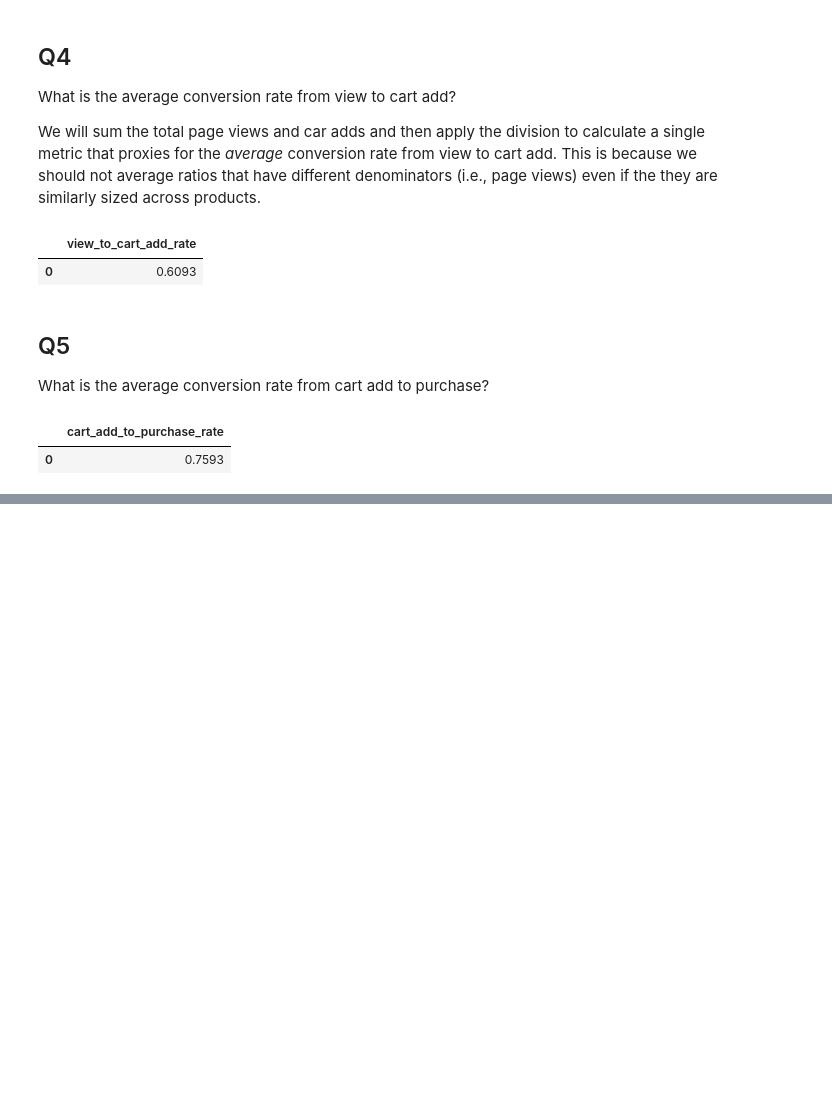
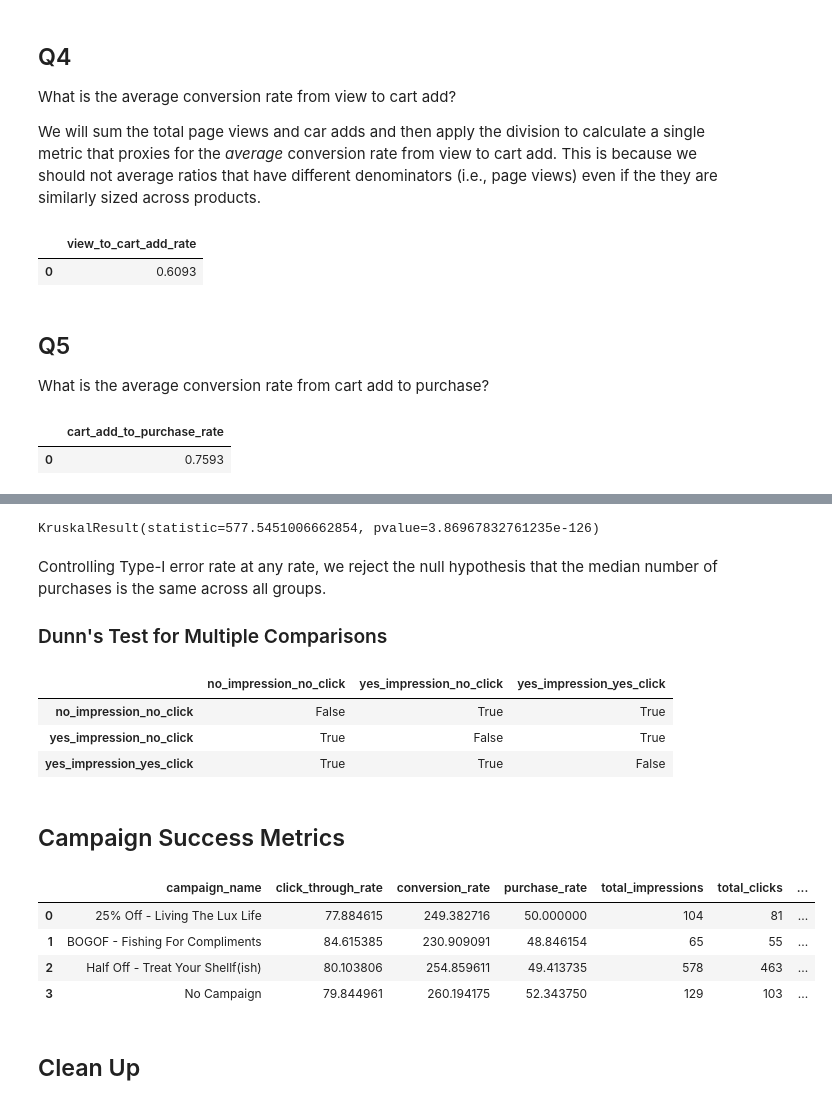
Before and after one commit to yangwu1227/sql-case-studies, a Jupyter notebook: case_studies/clique_bait/notebooks/business_questions.ipynb, the cells around one changed output, grey strips where cells are left out. Saved outputs shown, nothing was run; the diff lists cells and outputs as text; code cells hidden in the pictures; blank space fills up the shorter version.

```diff
--- a/case_studies/clique_bait/notebooks/business_questions.ipynb
+++ b/case_studies/clique_bait/notebooks/business_questions.ipynb
@@ -1221,0 +1593,76 @@ athena.query(
+# %%
+kruskal(
+    campaign_metrics.loc[campaign_metrics['ad_groups'] == 'no_impression_no_click', 'purchases'],
+    campaign_metrics.loc[campaign_metrics['ad_groups'] == 'yes_impression_no_click', 'purchases'],
+    campaign_metrics.loc[campaign_metrics['ad_groups'] == 'yes_impression_yes_click', 'purchases']
+)
+# %% [output]
+KruskalResult(statistic=577.5451006662854, pvalue=3.86967832761235e-126)
+# %% [markdown]
+Controlling Type-I error rate at any rate, we reject the null hypothesis that the median number of purchases is the same across all groups.
+
+### Dunn's Test for Multiple Comparisons
+# %%
+alpha = 0.01
+
+posthoc_dunn(
+    a=campaign_metrics,
+    val_col='purchases',
+    group_col='ad_groups',
+    sort='bonferroni'
+) < alpha
+# %% [output]
+|  | no_impression_no_click | yes_impression_no_click | yes_impression_yes_click |
+| no_impression_no_click | False | True | True |
+| yes_impression_no_click | True | False | True |
+| yes_impression_yes_click | True | True | False |
+# %% [markdown]
+## Campaign Success Metrics
+# %%
+query = """
+WITH calculations AS (
+    SELECT
+        campaign_name,
+        SUM(ad_impressions) AS total_impressions,
+        SUM(ad_clicks) AS total_clicks,
+        SUM(purchases) AS total_purchases,
+        COUNT(visit_id) AS total_visits,
+        COUNT(DISTINCT user_id) AS total_users,
+        SUM(page_views) AS total_page_views,
+        SUM(cart_adds) AS total_cart_adds
+    FROM
+        clique_bait.campaign_metrics
+    GROUP BY
+        campaign_name
+)
+SELECT
+    COALESCE(campaign_name, 'No Campaign') AS campaign_name,
+    COALESCE(TRY_CAST(total_clicks AS double) / TRY_CAST(total_impressions AS double), 0) * 100 AS click_through_rate,
+    COALESCE(TRY_CAST(total_purchases AS double) / TRY_CAST(total_clicks AS double), 0) * 100 AS conversion_rate,
+    COALESCE(TRY_CAST(total_purchases AS double) / TRY_CAST(total_visits AS double), 0) * 100 AS purchase_rate,
+    total_impressions,
+    total_clicks,
+    total_purchases,
+    total_visits,
+    total_users,
+    total_page_views,
+    total_cart_adds
+FROM
+    calculations
+ORDER BY
+    campaign_name;
+"""
+
+athena.query(
+    database=database,
+    query=query,
+    ctas_approach=ctas_approach
+)
+# %% [output]
+|  | campaign_name | click_through_rate | conversion_rate | purchase_rate | total_impressions | total_clicks | ... |
+| 0 | 25% Off - Living The Lux Life | 77.884615 | 249.382716 | 50.000000 | 104 | 81 | ... |
+| 1 | BOGOF - Fishing For Compliments | 84.615385 | 230.909091 | 48.846154 | 65 | 55 | ... |
+| 2 | Half Off - Treat Your Shellf(ish) | 80.103806 | 254.859611 | 49.413735 | 578 | 463 | ... |
+| 3 | No Campaign | 79.844961 | 260.194175 | 52.343750 | 129 | 103 | ... |
+# %% [markdown]
+## Clean Up
```
Also changed, not shown: parts of 20 cells of this notebook, 2 other files.
